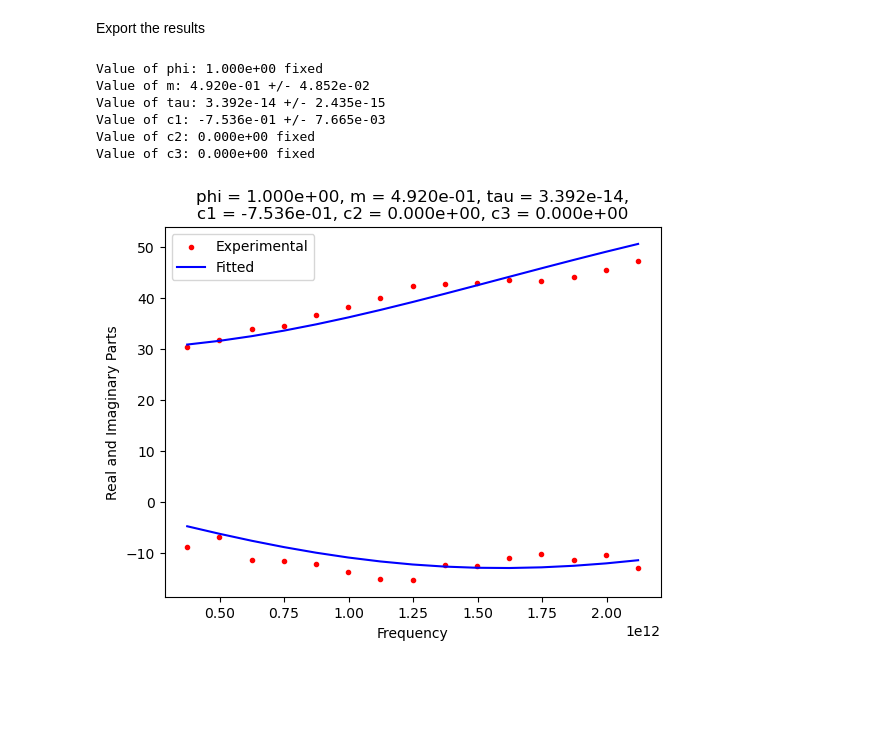
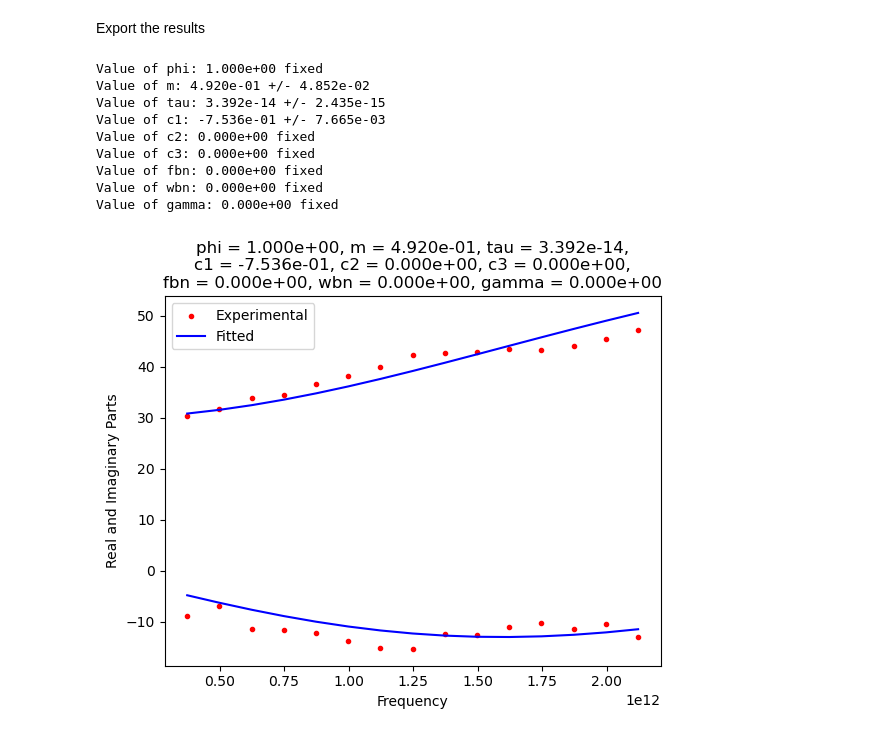
Before and after one commit to sebranchett/drude-smith-fit, a Jupyter notebook: jupyter_drude_smith.ipynb, the cells around one changed output. Drawn from its saved outputs; the diff is of its cells as text; code cells hidden in the pictures; blank space fills up the shorter version.

```diff
--- a/jupyter_drude_smith.ipynb
+++ b/jupyter_drude_smith.ipynb
@@ -56,29 +61,37 @@ std_dev[2] = std_dev[2] * 1E-15  # convert tau_fit std-dev from fs to s
 # %% [markdown]
 Export the results
 # %%
-print_fit_results(phi_fit, m_fit, tau_fit, c1_fit, c2_fit, c3_fit, std_dev)
+print_fit_results(phi_fit, m_fit, tau_fit, c1_fit, c2_fit, c3_fit,
+    fbn_fit, wbn_fit, gamma_fit, std_dev)
 
+title = ("phi = %.3e, m = %.3e, tau = %.3e,\n"
+         "c1 = %.3e, c2 = %.3e, c3 = %.3e,\n"
+         "fbn = %.3e, wbn = %.3e, gamma = %.3e")
 plot_experimental_and_fitted_data(
     frequencies, complex_numbers, fitted_complex_numbers,
-    "phi = %.3e, m = %.3e, tau = %.3e,\nc1 = %.3e, c2 = %.3e, c3 = %.3e"
-    % (phi_fit, m_fit, tau_fit, c1_fit, c2_fit, c3_fit),
+    title
+    % (phi_fit, m_fit, tau_fit, c1_fit, c2_fit, c3_fit,
+       fbn_fit, wbn_fit, gamma_fit),
     image_filename
 )
 
 write_parameters(
     param_filename, phi_fit, m_fit, tau_fit,
-    c1_fit, c2_fit, c3_fit, std_dev
+    c1_fit, c2_fit, c3_fit, fbn_fit, wbn_fit, gamma_fit, std_dev
 )
 
 write_csv(
     data_filename, frequencies, complex_numbers,
     fitted_complex_numbers
 )
 # %% [output]
 Value of phi: 1.000e+00 fixed
 Value of m: 4.920e-01 +/- 4.852e-02
 Value of tau: 3.392e-14 +/- 2.435e-15
 Value of c1: -7.536e-01 +/- 7.665e-03
 Value of c2: 0.000e+00 fixed
 Value of c3: 0.000e+00 fixed
+Value of fbn: 0.000e+00 fixed
+Value of wbn: 0.000e+00 fixed
+Value of gamma: 0.000e+00 fixed
-[figure, old version]
+[figure, new version]
```
Also changed, not shown: parts of 2 cells of this notebook, 1 other file.
